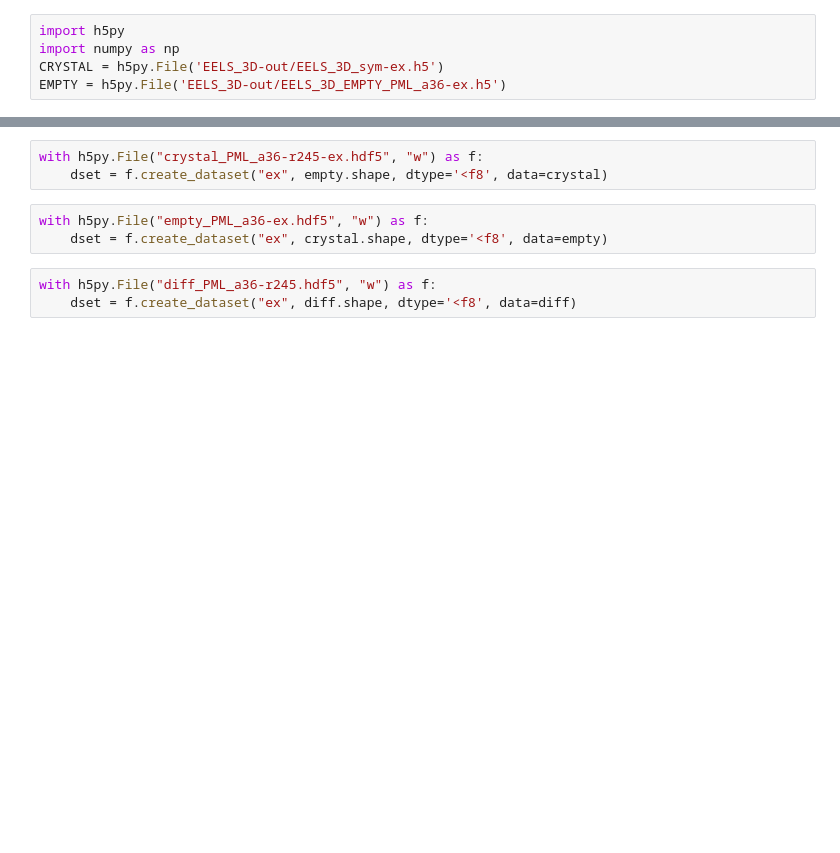
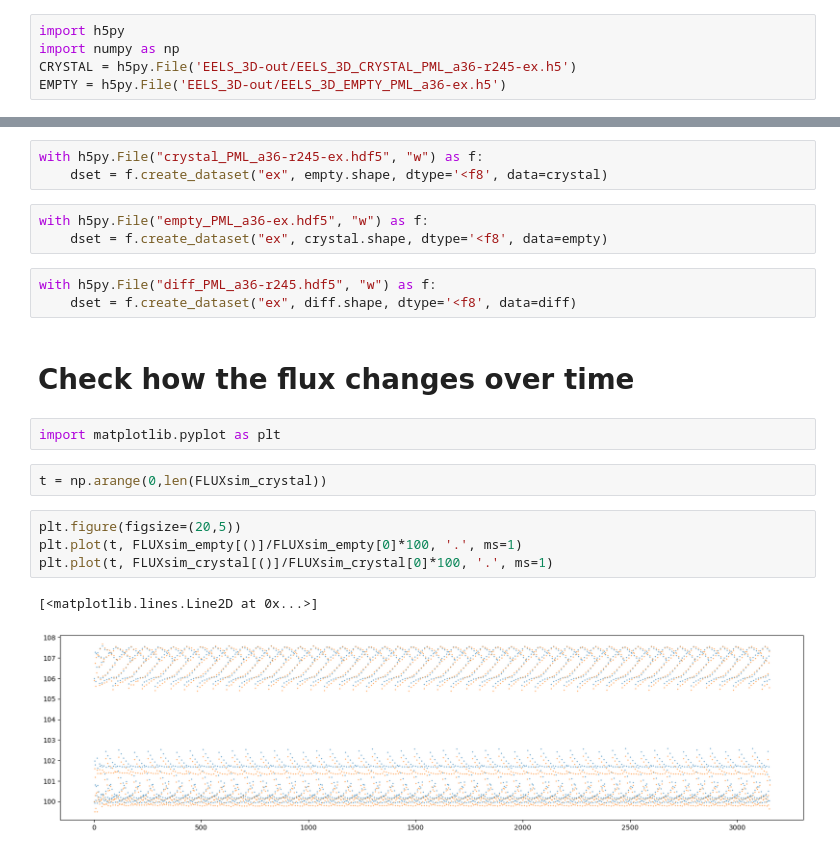
Before and after one commit to tessavanduin/mep, a Jupyter notebook: DIFF_calc.ipynb, the cells around one changed output, grey strips where cells are left out. Saved outputs shown, nothing was run; the diff lists cells and outputs as text; blank space fills up the shorter version.

```diff
--- a/DIFF_calc.ipynb
+++ b/DIFF_calc.ipynb
@@ -1,7 +1,7 @@
 # %%
 import h5py
 import numpy as np
-CRYSTAL = h5py.File('EELS_3D-out/EELS_3D_sym-ex.h5')
+CRYSTAL = h5py.File('EELS_3D-out/EELS_3D_CRYSTAL_PML_a36-r245-ex.h5')
 EMPTY = h5py.File('EELS_3D-out/EELS_3D_EMPTY_PML_a36-ex.h5')
 # %%
 q_e = 1.60217646e-19
@@ -81,3 +81,16 @@ with h5py.File("empty_PML_a36-ex.hdf5", "w") as f:
 # %%
 with h5py.File("diff_PML_a36-r245.hdf5", "w") as f:
     dset = f.create_dataset("ex", diff.shape, dtype='<f8', data=diff)
+# %% [markdown]
+# Check how the flux changes over time
+# %%
+import matplotlib.pyplot as plt
+# %%
+t = np.arange(0,len(FLUXsim_crystal))
+# %%
+plt.figure(figsize=(20,5))
+plt.plot(t, FLUXsim_empty[()]/FLUXsim_empty[0]*100, '.', ms=1)
+plt.plot(t, FLUXsim_crystal[()]/FLUXsim_crystal[0]*100, '.', ms=1)
+# %% [output]
+[<matplotlib.lines.Line2D at 0x...>]
+[figure, added]
```
Also changed, not shown: parts of 2 cells of this notebook, 5 other files.
